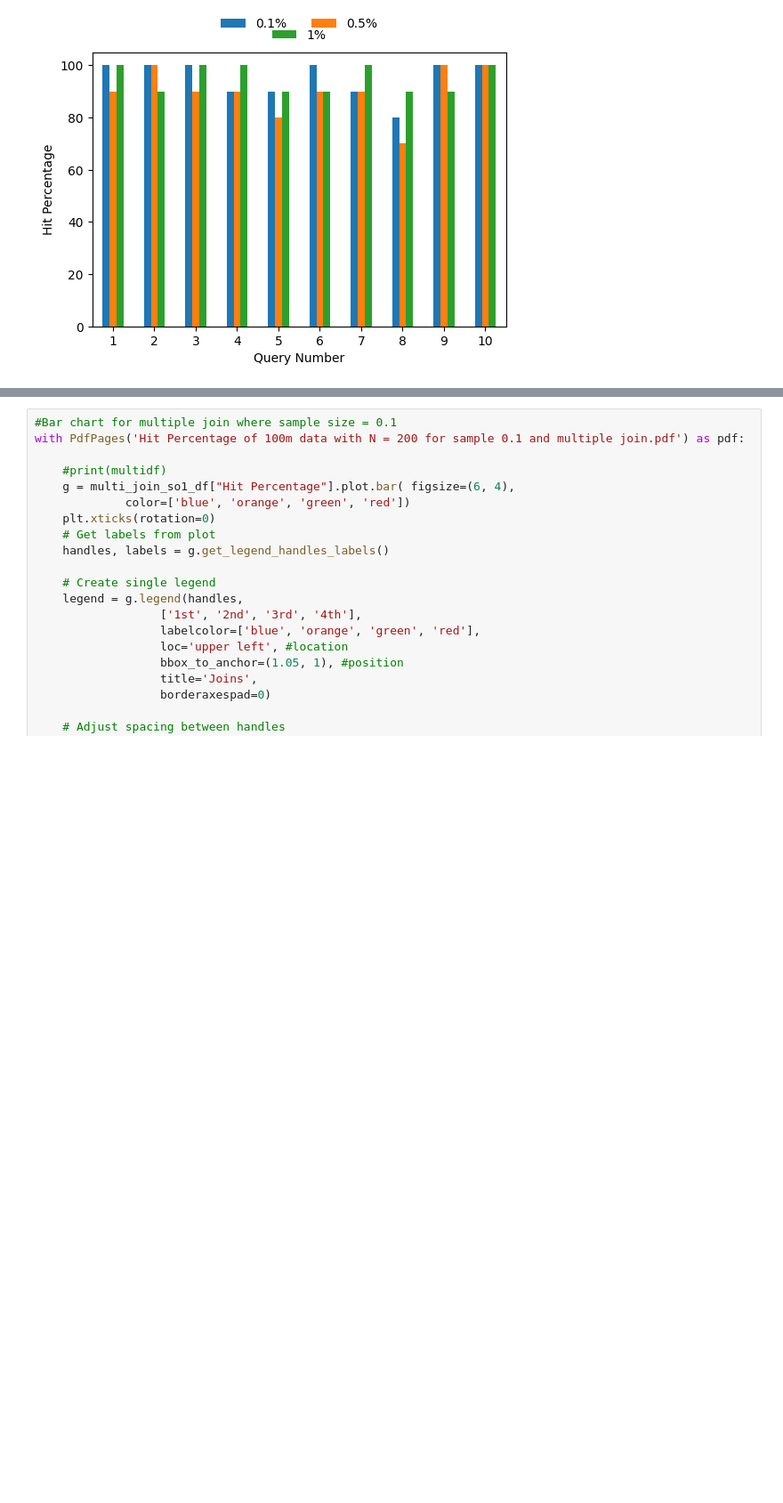
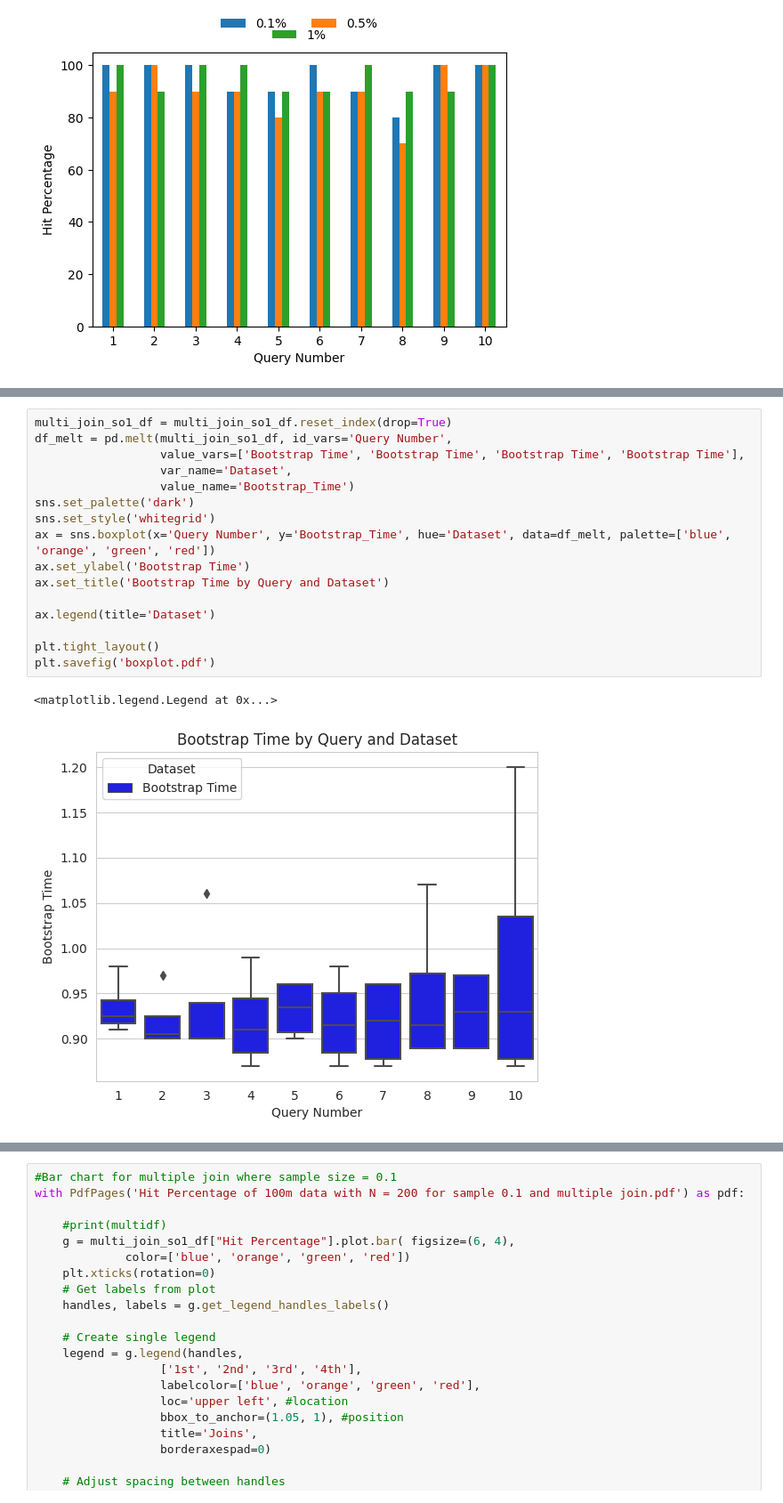
Before and after one commit to smaharjan02/bootstrapCS2, a Jupyter notebook: src/graph_experiments/graphdraw.ipynb, the cells around one changed output, grey strips where cells are left out. Shown: that part at 89% size. Drawn from its saved outputs; the diff is of its cells as text; blank space fills up the shorter version.

```diff
--- a/src/graph_experiments/graphdraw.ipynb
+++ b/src/graph_experiments/graphdraw.ipynb
@@ -213,2 +231,21 @@ Query Number
+# %%
+multi_join_so1_df = multi_join_so1_df.reset_index(drop=True)
+df_melt = pd.melt(multi_join_so1_df, id_vars='Query Number',
+                  value_vars=['Bootstrap Time', 'Bootstrap Time', 'Bootstrap Time', 'Bootstrap Time'],
+                  var_name='Dataset',
+                  value_name='Bootstrap_Time')
+sns.set_palette('dark')
+sns.set_style('whitegrid')
+ax = sns.boxplot(x='Query Number', y='Bootstrap_Time', hue='Dataset', data=df_melt, palette=['blue', 'orange', 'green', 'red'])
+ax.set_ylabel('Bootstrap Time')
+ax.set_title('Bootstrap Time by Query and Dataset')
+
+ax.legend(title='Dataset')
+
+plt.tight_layout()
+plt.savefig('boxplot.pdf')
+# %% [output]
+<matplotlib.legend.Legend at 0x...>
+[figure, added]
 # %%
 #Bar chart for multiple join where sample size = 0.1
```
Also changed, not shown: parts of 8 cells of this notebook.
